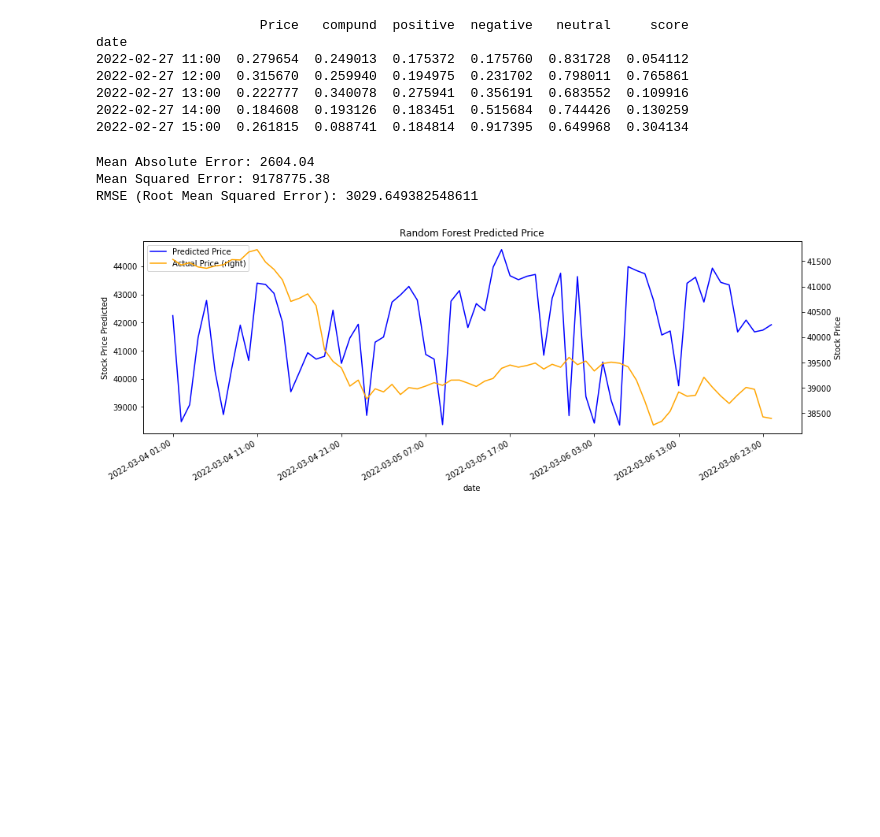
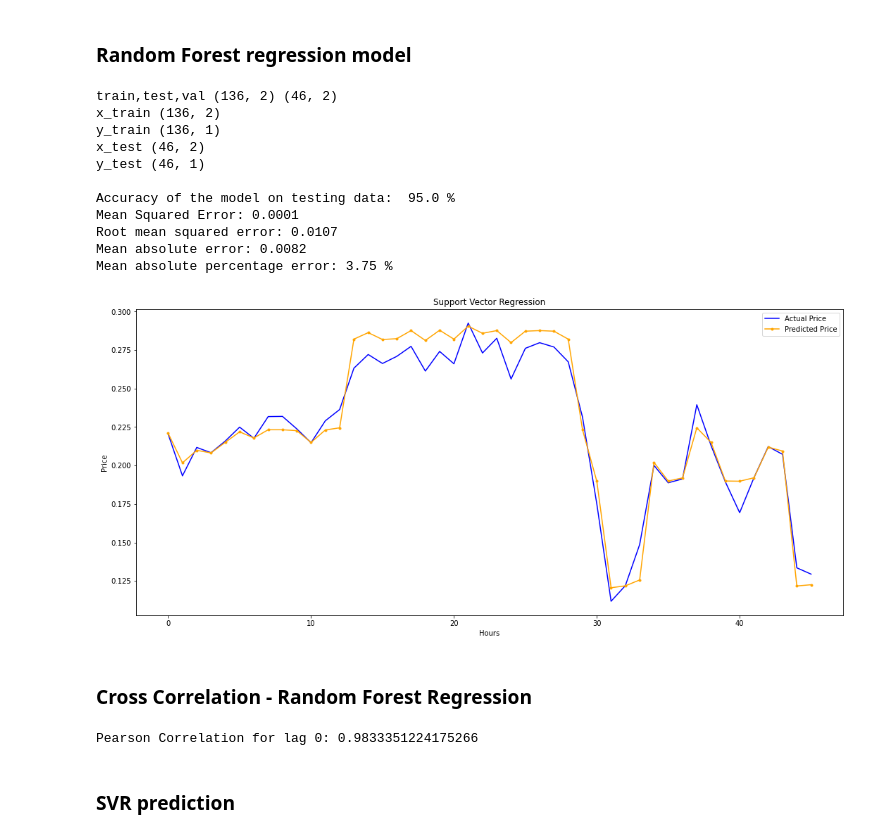
Before and after one commit to paulcodrea/crypto_price_prediction, a Jupyter notebook: 4_SVM_RF_prediction_BTC_price.ipynb, the cells around one changed output. Cells and saved outputs as stored; diff of their text form; code cells hidden in the pictures; blank space fills up the shorter version.

```diff
--- a/4_SVM_RF_prediction_BTC_price.ipynb
+++ b/4_SVM_RF_prediction_BTC_price.ipynb
@@ -12 +27,14 @@ from sklearn.preprocessing import MinMaxScaler
+# %%
+# Read data from csv files
+df_read = pd.read_csv(f'{os.getcwd()}/final_price-and-compund.csv', index_col="date")
+df_read.rename(columns={'close':'Price'}, inplace=True)
+# reorder columns compund, price
+df_read = df_read[['compund', 'Price']]
+
+
+# plot the Price
+# df_read.Price.plot(figsize=(18,8))
+# plt.title('Price')
+# plt.gcf().autofmt_xdate()
+# plt.show()
 # %%
@@ -25,10 +57,0 @@ df_scaled = pd.DataFrame(data_scaled, columns=df_read.columns, index=df_read.ind
-# %%
-print(df_scaled.head())
-# %% [output]
-                     Price   compund  positive  negative   neutral     score
-date
-2022-02-27 11:00  0.279654  0.249013  0.175372  0.175760  0.831728  0.054112
-2022-02-27 12:00  0.315670  0.259940  0.194975  0.231702  0.798011  0.765861
-2022-02-27 13:00  0.222777  0.340078  0.275941  0.356191  0.683552  0.109916
-2022-02-27 14:00  0.184608  0.193126  0.183451  0.515684  0.744426  0.130259
-2022-02-27 15:00  0.261815  0.088741  0.184814  0.917395  0.649968  0.304134
@@ -95,7 +58,2 @@ def RandomForestModel(df):
-# %%
-RF_prediction_df, RF_actual_df = RandomForestModel(df_read)
-# %% [output]
-Mean Absolute Error: 2604.04
-Mean Squared Error: 9178775.38
-RMSE (Root Mean Squared Error): 3029.649382548611
-[figure, removed]
+# %% [markdown]
+### Random Forest regression model
@@ -101,0 +140,29 @@ RMSE (Root Mean Squared Error): 3029.649382548611
+# %%
+y_test, y_pred = RandomForestModel(data_scaled)
+# %% [output]
+train,test,val (136, 2) (46, 2)
+x_train (136, 2)
+y_train (136, 1)
+x_test (46, 2)
+y_test (46, 1)
+
+Accuracy of the model on testing data:  95.0 %
+Mean Squared Error: 0.0001
+Root mean squared error: 0.0107
+Mean absolute error: 0.0082
+Mean absolute percentage error: 3.75 %
+[figure, added]
+# %% [markdown]
+### Cross Correlation - Random Forest Regression
+# %%
+actual_price_df = pd.DataFrame(y_test, columns=['price'])
+predicted_price_df = pd.DataFrame(y_pred, columns=['price'])
+
+# Calculate the Pearson Cross Correlation for lag 0
+curr_corr = crosscorr(predicted_price_df['price'], actual_price_df['price'],
+                      method="pearson")
+print("Pearson Correlation for lag 0:", curr_corr)
+# %% [output]
+Pearson Correlation for lag 0: 0.9833351224175266
+# %% [markdown]
+### SVR prediction
```
Also changed, not shown: parts of 21 cells of this notebook.
